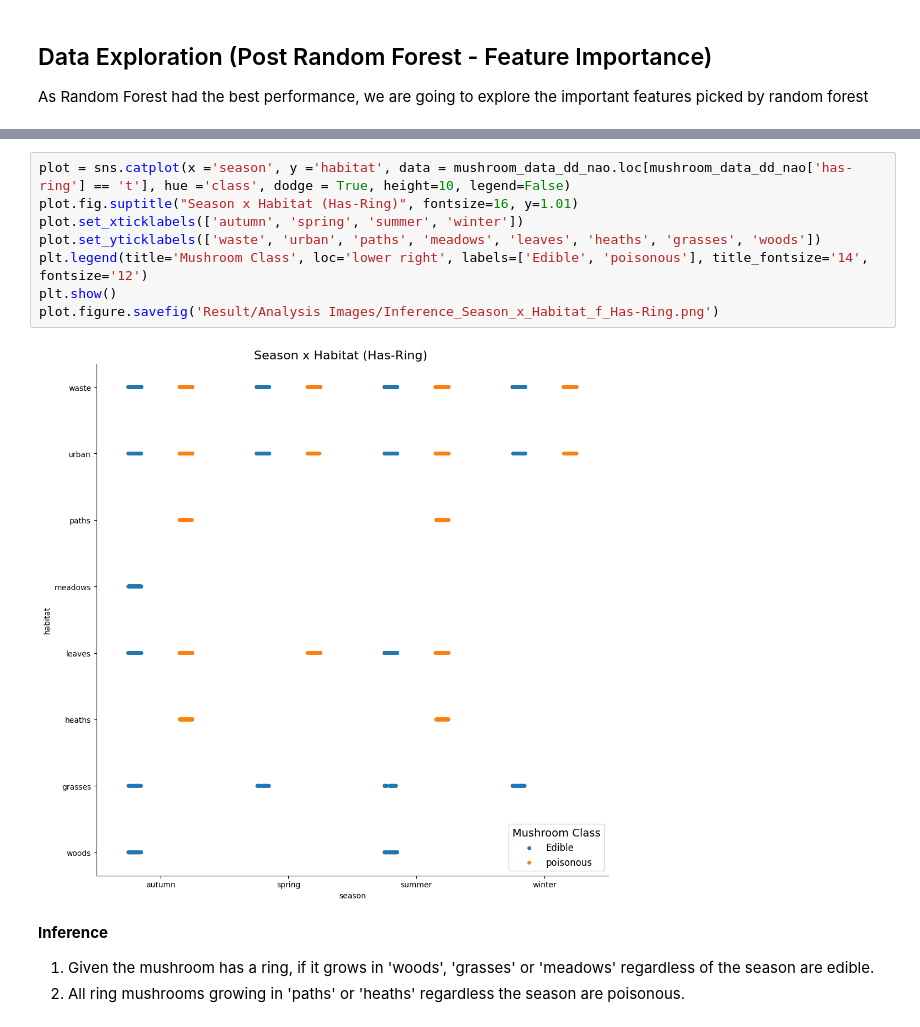
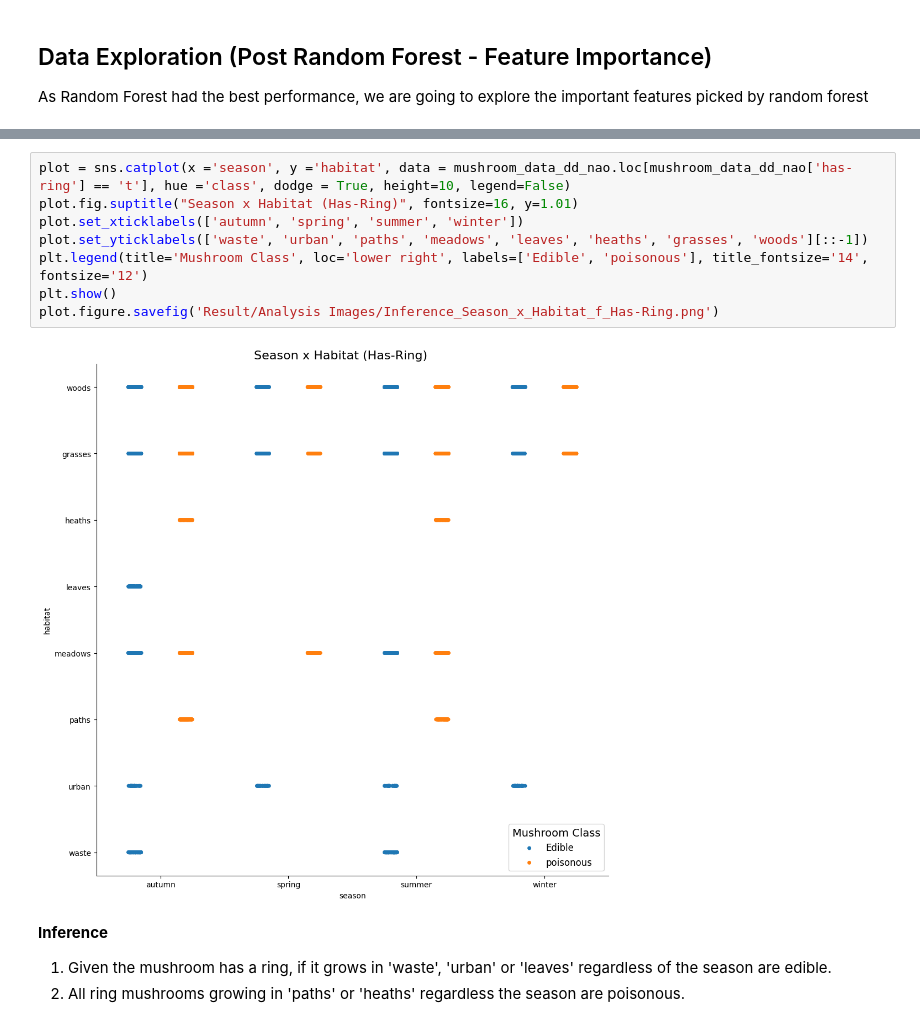
Before and after one commit to debdeepm26/IS597MLC_Final_Project, a Jupyter notebook: Mushroom.ipynb, the cells around one changed output, grey strips where cells are left out. Cells and saved outputs as stored; diff of their text form.

```diff
--- a/Mushroom.ipynb
+++ b/Mushroom.ipynb
@@ -677,16 +677,16 @@ plot.figure.savefig('Result/Analysis Images/Inference_Has-Ring_x_Ring-Type.png')
 # %%
 plot = sns.catplot(x ='season', y ='habitat', data = mushroom_data_dd_nao.loc[mushroom_data_dd_nao['has-ring'] == 't'], hue ='class', dodge = True, height=10, legend=False)
 plot.fig.suptitle("Season x Habitat (Has-Ring)", fontsize=16, y=1.01)
 plot.set_xticklabels(['autumn', 'spring', 'summer', 'winter'])
-plot.set_yticklabels(['waste', 'urban', 'paths', 'meadows', 'leaves', 'heaths', 'grasses', 'woods'])
+plot.set_yticklabels(['waste', 'urban', 'paths', 'meadows', 'leaves', 'heaths', 'grasses', 'woods'][::-1])
 plt.legend(title='Mushroom Class', loc='lower right', labels=['Edible', 'poisonous'], title_fontsize='14', fontsize='12')
 plt.show()
 plot.figure.savefig('Result/Analysis Images/Inference_Season_x_Habitat_f_Has-Ring.png')
 # %% [output]
-[figure, old version]
+[figure, new version]
 # %% [markdown]
 **Inference**
-1. Given the mushroom has a ring, if it grows in 'woods', 'grasses' or 'meadows' regardless of the season are edible.
+1. Given the mushroom has a ring, if it grows in 'waste', 'urban' or 'leaves' regardless of the season are edible.
 2. All ring mushrooms growing in 'paths' or 'heaths' regardless the season are poisonous.
 # %%
 plot = sns.catplot(x ='season', y ='spore-print-color', data = mushroom_data_dd_nao.loc[mushroom_data_dd_nao['has-ring'] == 't'], hue ='class', dodge = True, height=10, legend=False)
```
Also changed, not shown: parts of 8 cells of this notebook, 5 other files.
